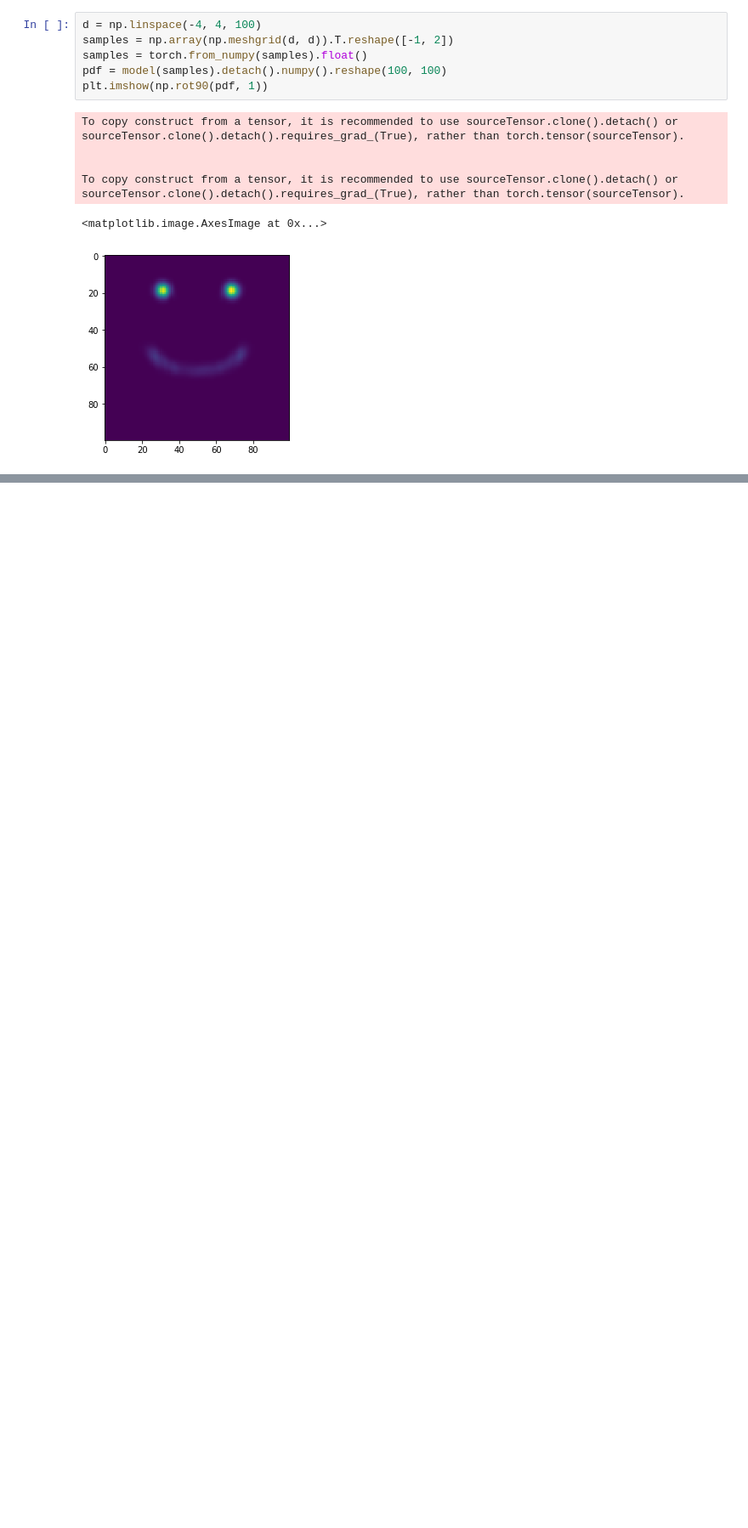
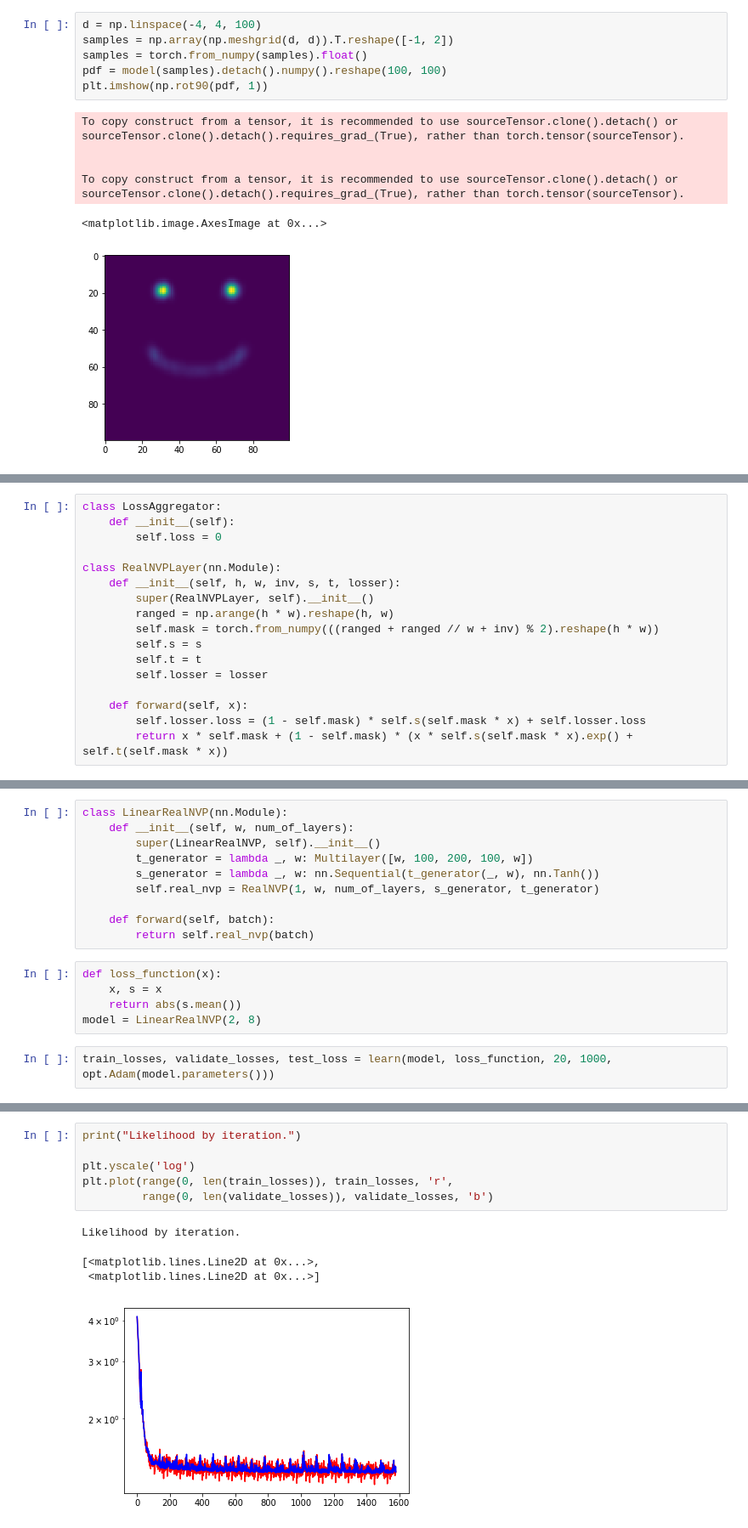
Before and after one commit to annikura/dul_homeworks, a Jupyter notebook: DUL, hw2, task 1.ipynb, the cells around one changed output, grey strips where cells are left out. Shown at 85% size. Drawn from its saved outputs; the diff is of its cells as text; blank space fills up the shorter version.

```diff
--- a/DUL, hw2, task 1.ipynb
+++ b/DUL, hw2, task 1.ipynb
@@ -191,0 +198,17 @@ To copy construct from a tensor, it is recommended to use sourceTensor.clone().d
+# %%
+class LossAggregator:
+    def __init__(self):
+        self.loss = 0
+
+class RealNVPLayer(nn.Module):
+    def __init__(self, h, w, inv, s, t, losser):
+        super(RealNVPLayer, self).__init__()
+        ranged = np.arange(h * w).reshape(h, w)
+        self.mask = torch.from_numpy(((ranged + ranged // w + inv) % 2).reshape(h * w))
+        self.s = s
+        self.t = t
+        self.losser = losser
+
+    def forward(self, x):
+        self.losser.loss = (1 - self.mask) * self.s(self.mask * x) + self.losser.loss
+        return x * self.mask + (1 - self.mask) * (x * self.s(self.mask * x).exp() + self.t(self.mask * x))
@@ -191,0 +248,17 @@ To copy construct from a tensor, it is recommended to use sourceTensor.clone().d
+# %%
+class LinearRealNVP(nn.Module):
+    def __init__(self, w, num_of_layers):
+        super(LinearRealNVP, self).__init__()
+        t_generator = lambda _, w: Multilayer([w, 100, 200, 100, w])
+        s_generator = lambda _, w: nn.Sequential(t_generator(_, w), nn.Tanh())
+        self.real_nvp = RealNVP(1, w, num_of_layers, s_generator, t_generator)
+
+    def forward(self, batch):
+        return self.real_nvp(batch)
+# %%
+def loss_function(x):
+    x, s = x
+    return abs(s.mean())
+model = LinearRealNVP(2, 8)
+# %%
+train_losses, validate_losses, test_loss = learn(model, loss_function, 20, 1000, opt.Adam(model.parameters()))
@@ -191,0 +267,11 @@ To copy construct from a tensor, it is recommended to use sourceTensor.clone().d
+# %%
+print("Likelihood by iteration.")
+
+plt.yscale('log')
+plt.plot(range(0, len(train_losses)), train_losses, 'r',
+         range(0, len(validate_losses)), validate_losses, 'b')
+# %% [output]
+Likelihood by iteration.
+[<matplotlib.lines.Line2D at 0x...>,
+ <matplotlib.lines.Line2D at 0x...>]
+[figure, added]
```
Also changed, not shown: parts of 14 cells of this notebook.
